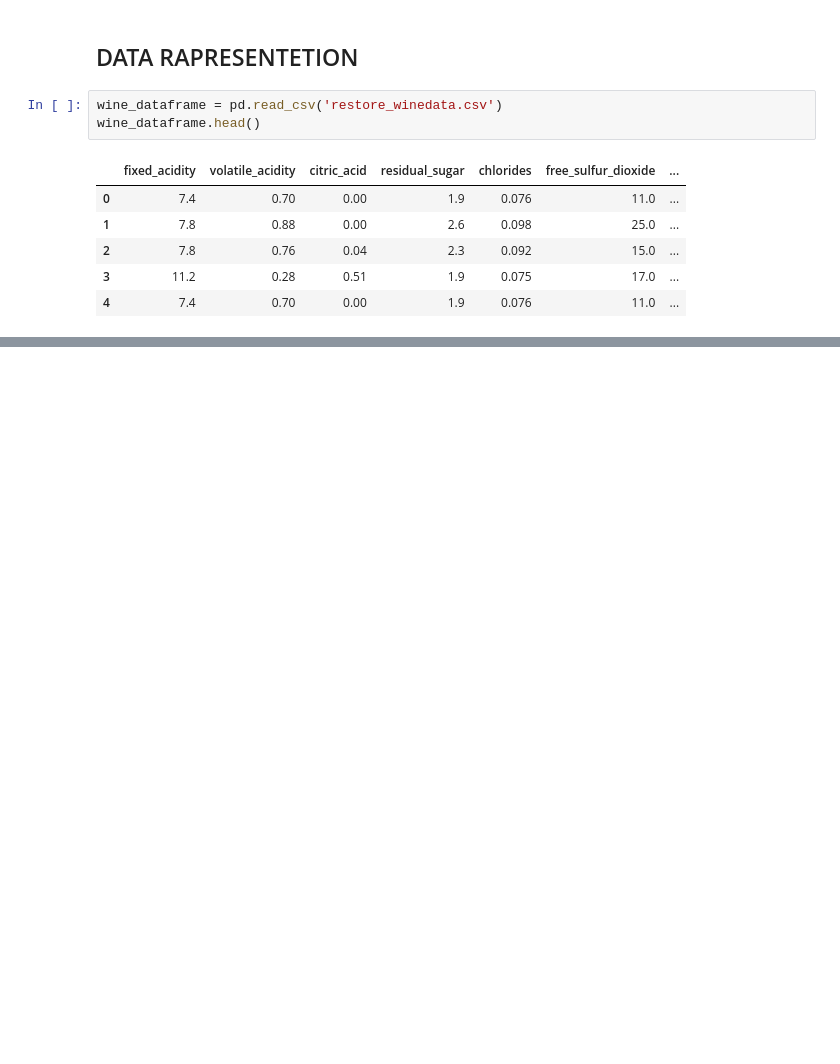
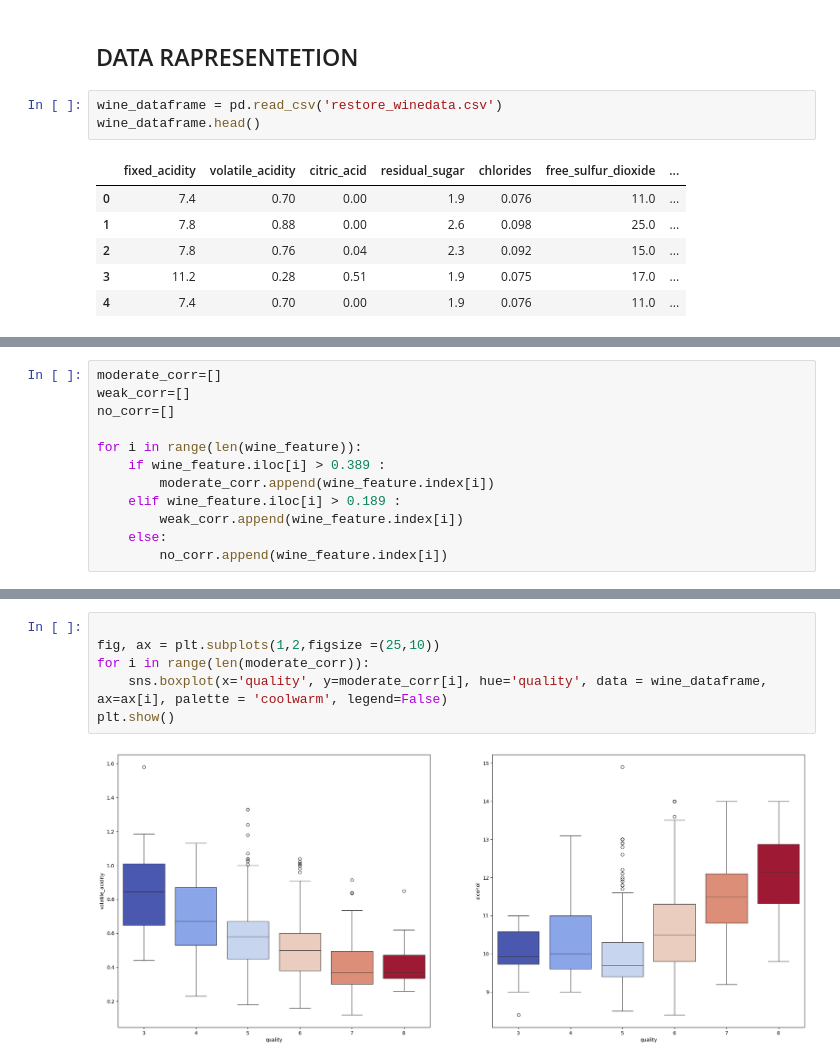
Before and after one commit to gonarec/WineDetector_Python_Project, a Jupyter notebook: Project.ipynb, the cells around one changed output, grey strips where cells are left out. Saved outputs shown, nothing was run; the diff lists cells and outputs as text; blank space fills up the shorter version.

```diff
--- a/Project.ipynb
+++ b/Project.ipynb
@@ -26,0 +66,12 @@ wdf[cols_to_standardize] = scaler.fit_transform(wdf[cols_to_standardize])
+# %%
+moderate_corr=[]
+weak_corr=[]
+no_corr=[]
+
+for i in range(len(wine_feature)):
+    if wine_feature.iloc[i] > 0.389 :
+        moderate_corr.append(wine_feature.index[i])
+    elif wine_feature.iloc[i] > 0.189 :
+        weak_corr.append(wine_feature.index[i])
+    else:
+        no_corr.append(wine_feature.index[i])
@@ -26,0 +86,8 @@ wdf[cols_to_standardize] = scaler.fit_transform(wdf[cols_to_standardize])
+# %%
+
+fig, ax = plt.subplots(1,2,figsize =(25,10))
+for i in range(len(moderate_corr)):
+    sns.boxplot(x='quality', y=moderate_corr[i], hue='quality', data = wine_dataframe, ax=ax[i], palette = 'coolwarm', legend=False)
+plt.show()
+# %% [output]
+[figure, added]
```
Also changed, not shown: parts of 9 cells of this notebook.
